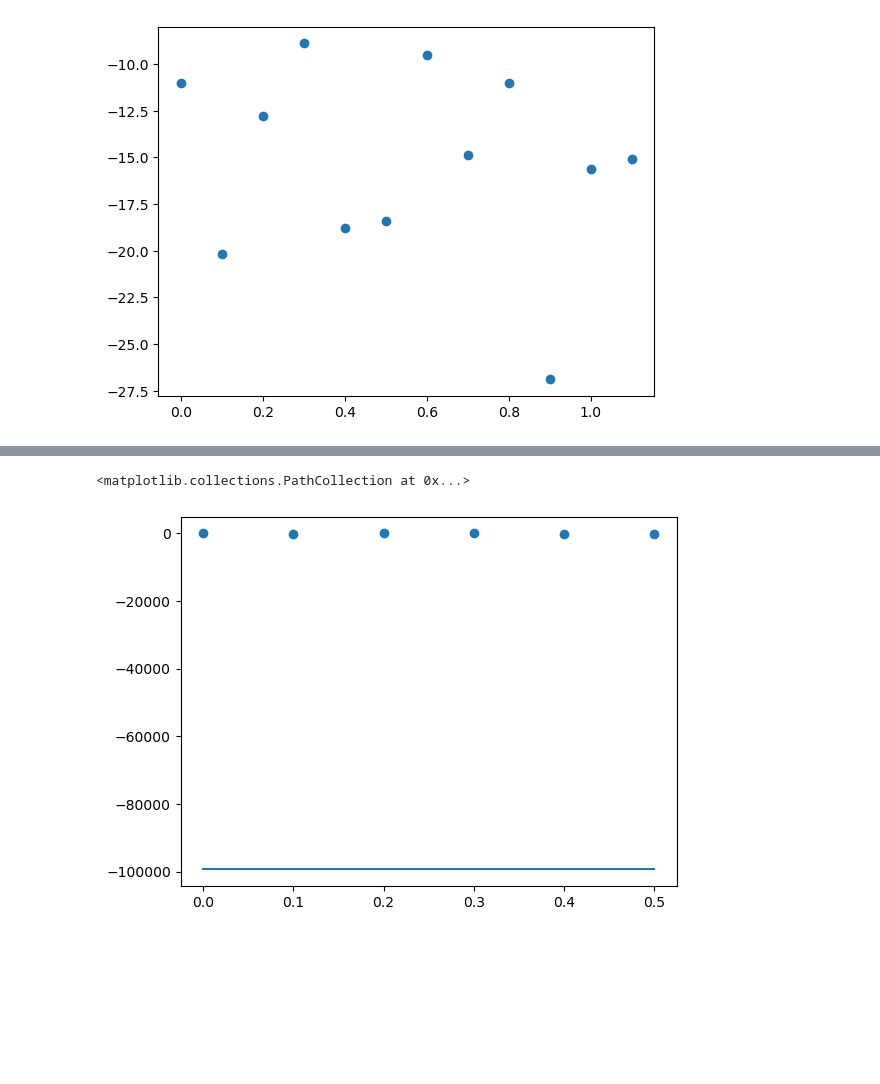
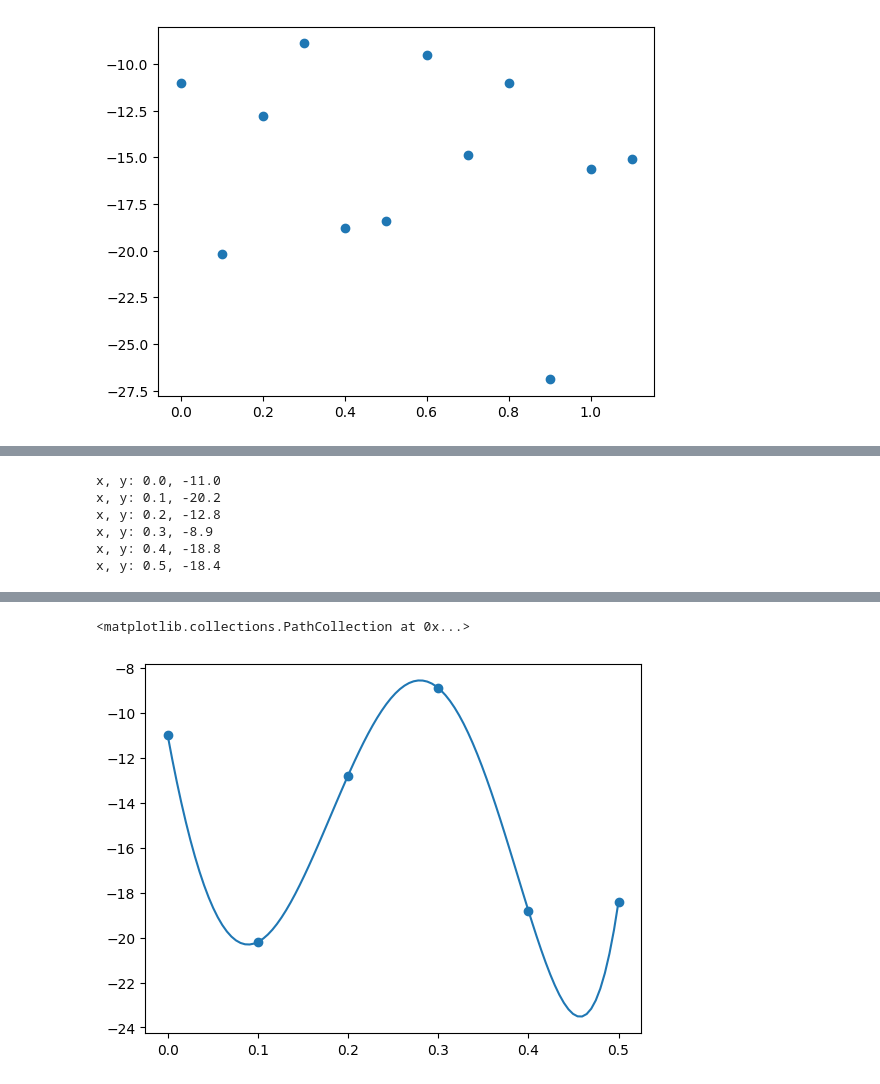
Before and after one commit to GordStep/Python-Mathematical-modeling-methods, a Jupyter notebook: source/lab_3.ipynb, the cells around one changed output, grey strips where cells are left out. Saved outputs shown, nothing was run; the diff lists cells and outputs as text; code cells hidden in the pictures; blank space fills up the shorter version.

```diff
--- a/source/lab_3.ipynb
+++ b/source/lab_3.ipynb
@@ -102,3 +126,17 @@ IndexError: list index out of range
+# %%
+X_n = X[:6]
+Y_n = Y[:6]
+
+for i in range(len(X_n)):
+    X_n[i] = round(X_n[i], 1)
+    print(f'x, y: {X_n[i]}, {Y_n[i]}')
+# %% [output]
+x, y: 0.0, -11.0
+x, y: 0.1, -20.2
+x, y: 0.2, -12.8
+x, y: 0.3, -8.9
+x, y: 0.4, -18.8
+x, y: 0.5, -18.4
 # %%
 def k_coeff(ind, k):
     res = 1
@@ -133,23 +154,29 @@ def FiniteDifference(i, k):
 # %%
-def x_coeff(ind):
-    global X
+def x_coeff(x, ind):
+    global X_n
     res = 1
+
     for i in range(ind):
-        res *= X[ind] - X[i]
+        res *= x - X_n[i]
     return res
+# %%
+def C(m, n):
+    return fact(n) / (fact(n - m) * fact(m))
+# %%
+def FiniteDifference(k):
+    res = 0
+    for j in range(0, k + 1):
+        res += np.pow(-1, k - j) * C(j, k) * Y_n[j]
+    return res
 # %%
 def InterpolNewtonFK(x):
-    global X, Y
-    result = Y[0]
+    result = Y_n[0]
 
-    for i in range(1, len(X)):
-        result += FiniteDifference(0, i) * x_coeff(i) / fact(i) / np.pow(H, i)
+    for i in range(1, len(X_n)):
+        result += FiniteDifference(i) * x_coeff(x, i) / np.pow(H, i) / fact(i)
     return result
 # %%
-X_n = X[:6]
-Y_n = Y[:6]
-
-x_n = np.linspace(X[0], X[5], 100)
+x_n = np.linspace(X_n[0], X_n[5], 100)
 y_n = [InterpolNewtonFK(el) for el in x_n]
 
 
@@ -164,3 +191,3 @@ plt.scatter(X_n, Y_n)
 [-11.0, -20.2, -12.8, -8.9, -18.8, -18.4]
 <matplotlib.collections.PathCollection at 0x...>
-[figure, old version]
+[figure, new version]
```
Also changed, not shown: parts of 23 cells of this notebook.
